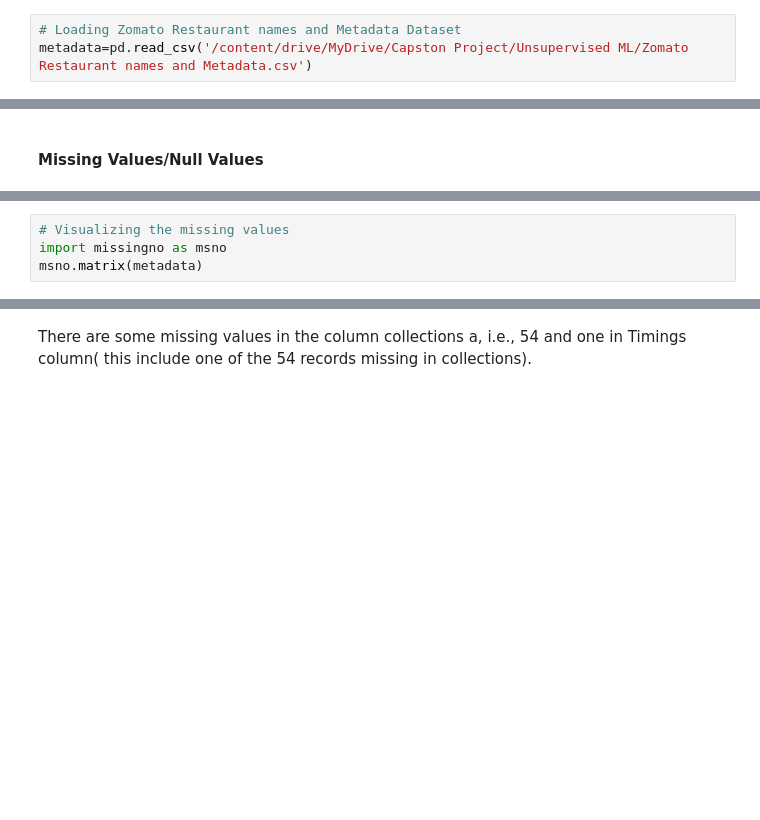
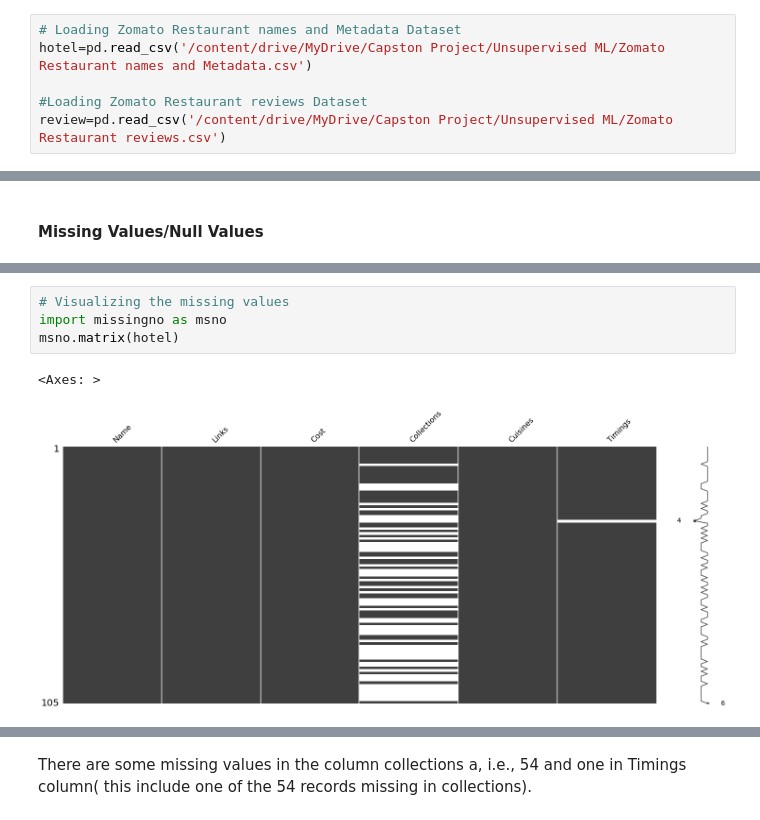
Before and after one commit to sonika-07/Zomato-Restaurant-Clustering-And-Sentiment-Analysis, a Jupyter notebook: Zomato_Restaurant_Clustering_And_Sentiment_Analysis.ipynb, the cells around one changed output, grey strips where cells are left out. Cells and saved outputs as stored; diff of their text form; blank space fills up the shorter version.

```diff
--- a/Zomato_Restaurant_Clustering_And_Sentiment_Analysis.ipynb
+++ b/Zomato_Restaurant_Clustering_And_Sentiment_Analysis.ipynb
@@ -87,4 +89,7 @@ drive.mount('/content/drive')
 ### Dataset Loading
 # %%
 # Loading Zomato Restaurant names and Metadata Dataset
-metadata=pd.read_csv('/content/drive/MyDrive/Capston Project/Unsupervised ML/Zomato Restaurant names and Metadata.csv')
+hotel=pd.read_csv('/content/drive/MyDrive/Capston Project/Unsupervised ML/Zomato Restaurant names and Metadata.csv')
+
+#Loading Zomato Restaurant reviews Dataset
+review=pd.read_csv('/content/drive/MyDrive/Capston Project/Unsupervised ML/Zomato Restaurant reviews.csv')
@@ -142,5 +226,8 @@ metadata.isnull().sum()
 # %%
 # Visualizing the missing values
 import missingno as msno
-msno.matrix(metadata)
+msno.matrix(hotel)
+# %% [output]
+<Axes: >
+[figure, added]
 # %%
```
Also changed, not shown: parts of 46 cells of this notebook.
